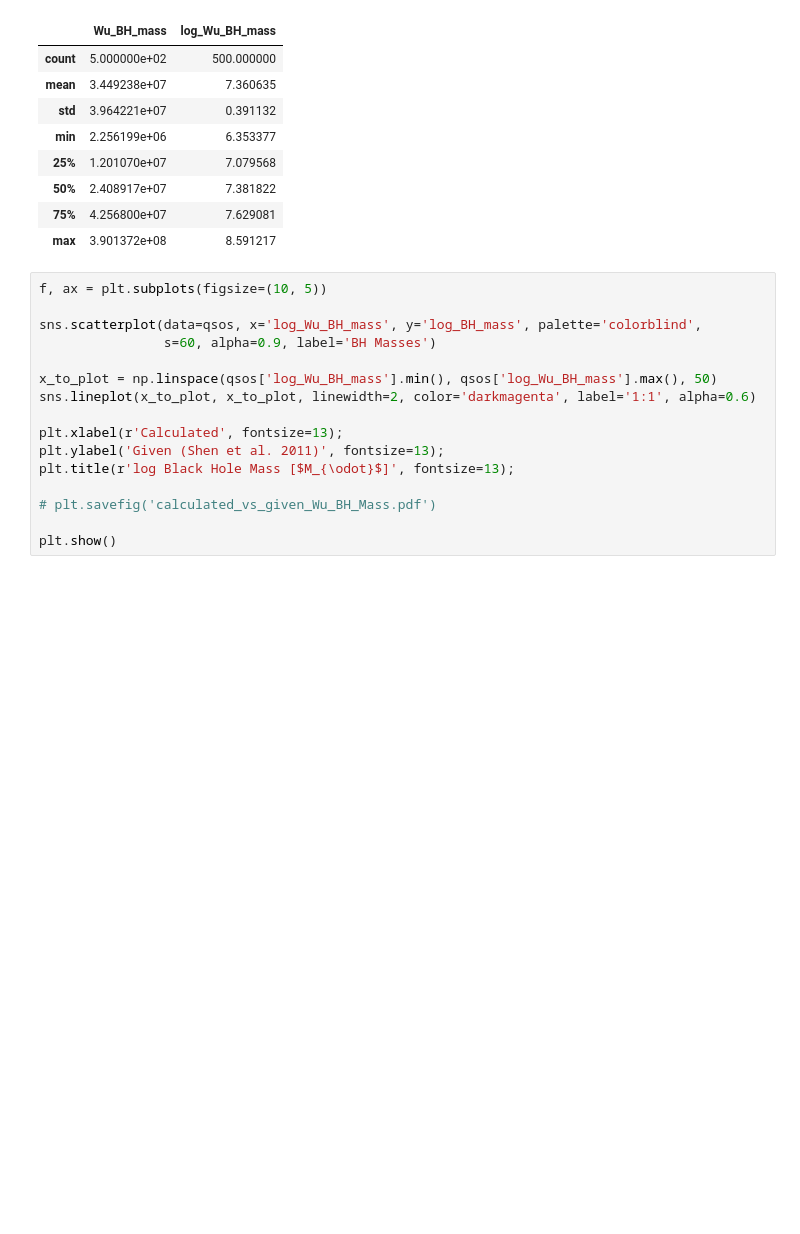
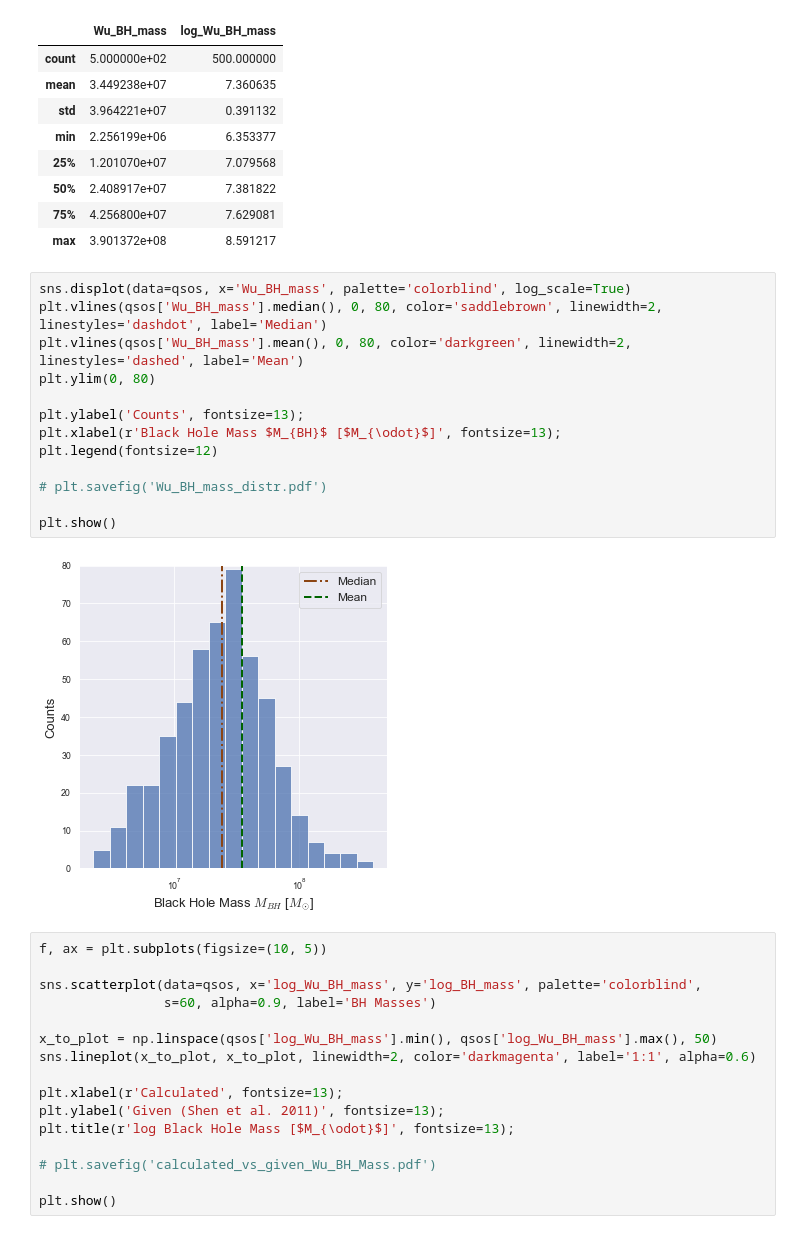
Before and after one commit to NicoGalvarino/AGN_Tutorials_Git, a Jupyter notebook: Tutorial_3_BH_params/Tutorial_3_BH_AD.ipynb, the cells around one changed output. Cells and saved outputs as stored; diff of their text form; blank space fills up the shorter version.

```diff
--- a/Tutorial_3_BH_params/Tutorial_3_BH_AD.ipynb
+++ b/Tutorial_3_BH_params/Tutorial_3_BH_AD.ipynb
@@ -537,6 +556,21 @@ qsos[['Wu_BH_mass', 'log_Wu_BH_mass']].describe()  # good estimates!
 | 50% | 2.408917e+07 | 7.381822 |
 | 75% | 4.256800e+07 | 7.629081 |
 | max | 3.901372e+08 | 8.591217 |
+# %%
+sns.displot(data=qsos, x='Wu_BH_mass', palette='colorblind', log_scale=True)
+plt.vlines(qsos['Wu_BH_mass'].median(), 0, 80, color='saddlebrown', linewidth=2, linestyles='dashdot', label='Median')
+plt.vlines(qsos['Wu_BH_mass'].mean(), 0, 80, color='darkgreen', linewidth=2, linestyles='dashed', label='Mean')
+plt.ylim(0, 80)
+
+plt.ylabel('Counts', fontsize=13);
+plt.xlabel(r'Black Hole Mass $M_{BH}$ [$M_{\odot}$]', fontsize=13);
+plt.legend(fontsize=12)
+
+# plt.savefig('Wu_BH_mass_distr.pdf')
+
+plt.show()
+# %% [output]
+[figure, added]
 # %%
 f, ax = plt.subplots(figsize=(10, 5))
 
```
Also changed, not shown: parts of 23 cells of this notebook, 5 other files.
